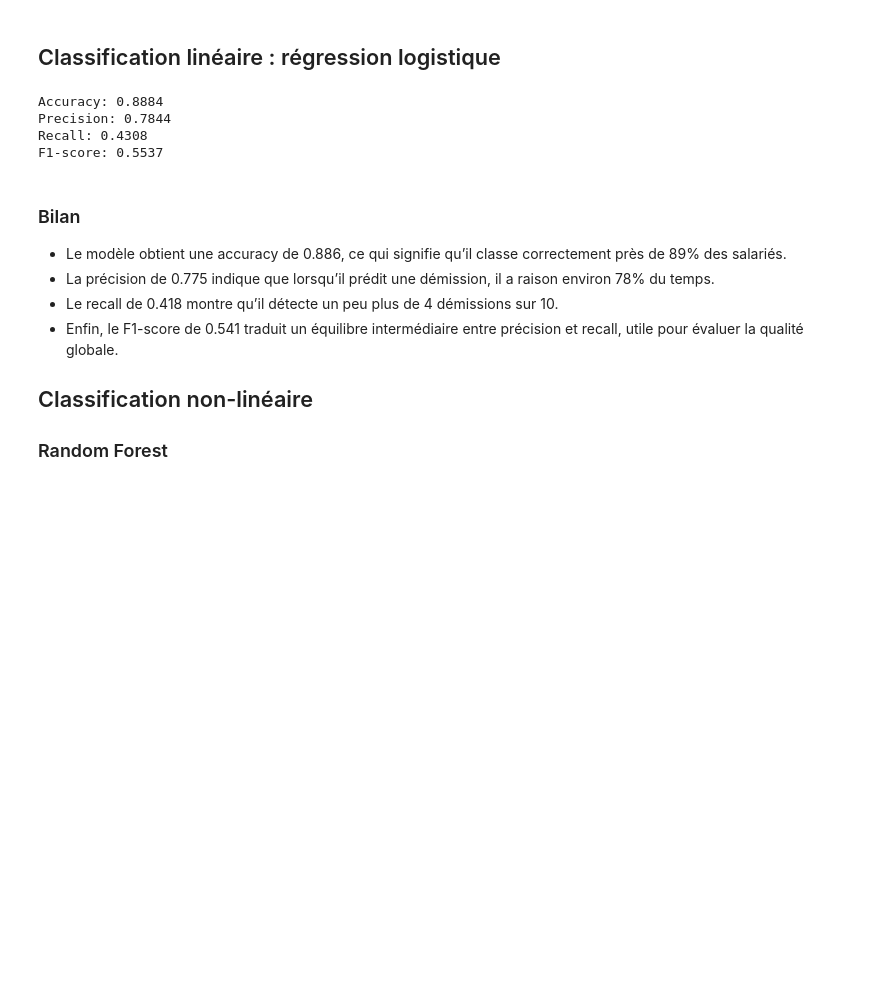
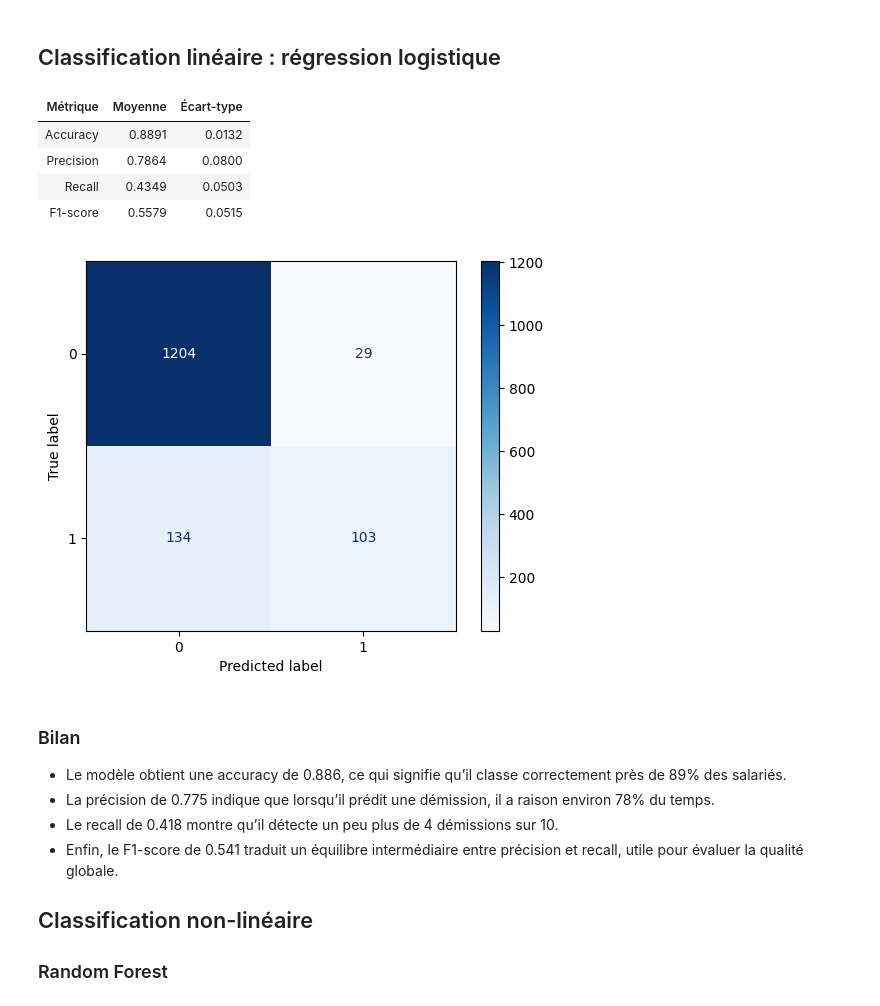
Before and after one commit to mgonzalez117/ai-engineer, a Jupyter notebook: p4/src/3-classification.ipynb, the cells around one changed output. Drawn from its saved outputs; the diff is of its cells as text; code cells hidden in the pictures; blank space fills up the shorter version.

Commit message:
P4 - nbk3 - Réaliser les matrices de confusion pour les modèles + refactor

```diff
--- a/p4/src/3-classification.ipynb
+++ b/p4/src/3-classification.ipynb
@@ -123,26 +124,27 @@ Nos modèles de machine learning doivent faire significativement mieux sur la cl
 # %%
 from sklearn.linear_model import LogisticRegression
 from sklearn.model_selection import cross_validate
 
 # Modèle
 clf = LogisticRegression(random_state=random_state, max_iter=1000)
+cv_folds = 5
 
 # Cross-validation
 cv_results = cross_validate(
     clf, X, y,
-    cv=5,  # 5 folds
+    cv=cv_folds,
     scoring=['accuracy', 'precision', 'recall', 'f1']
 )
 
-print(f"Accuracy: {cv_results['test_accuracy'].mean():.4f}")
-print(f"Precision: {cv_results['test_precision'].mean():.4f}")
-print(f"Recall: {cv_results['test_recall'].mean():.4f}")
-print(f"F1-score: {cv_results['test_f1'].mean():.4f}")
+lib.display_cross_validate_results(cv_results)
+lib.display_confusion_matrix(clf, X, y, cv_folds)
 # %% [output]
-Accuracy: 0.8884
-Precision: 0.7844
-Recall: 0.4308
-F1-score: 0.5537
+| Métrique | Moyenne | Écart-type |
+| Accuracy | 0.8891 | 0.0132 |
+| Precision | 0.7864 | 0.0800 |
+| Recall | 0.4349 | 0.0503 |
+| F1-score | 0.5579 | 0.0515 |
+[figure, added]
 # %% [markdown]
 ### Bilan
 
```
Also changed, not shown: parts of 3 cells of this notebook, 2 other files.
